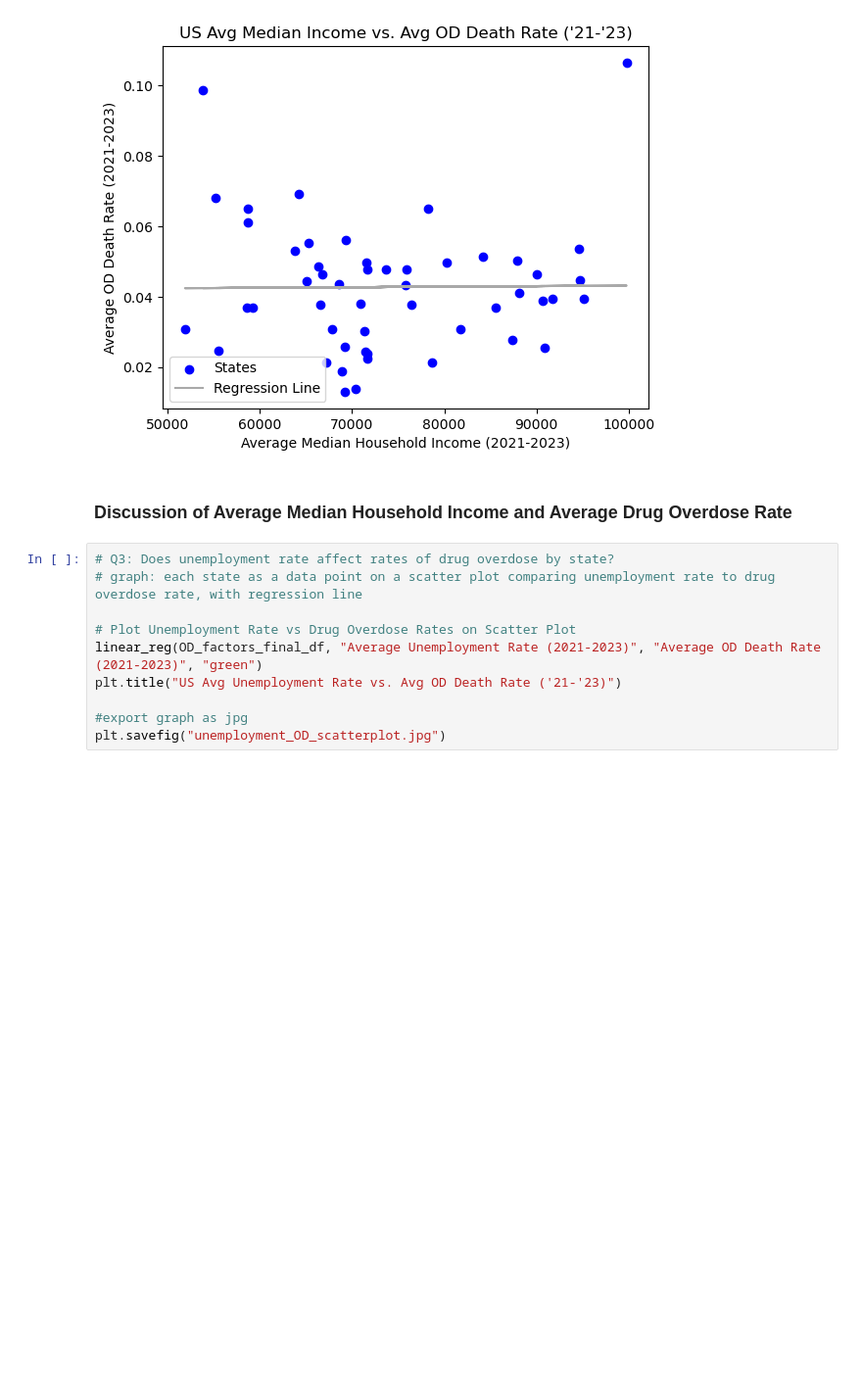
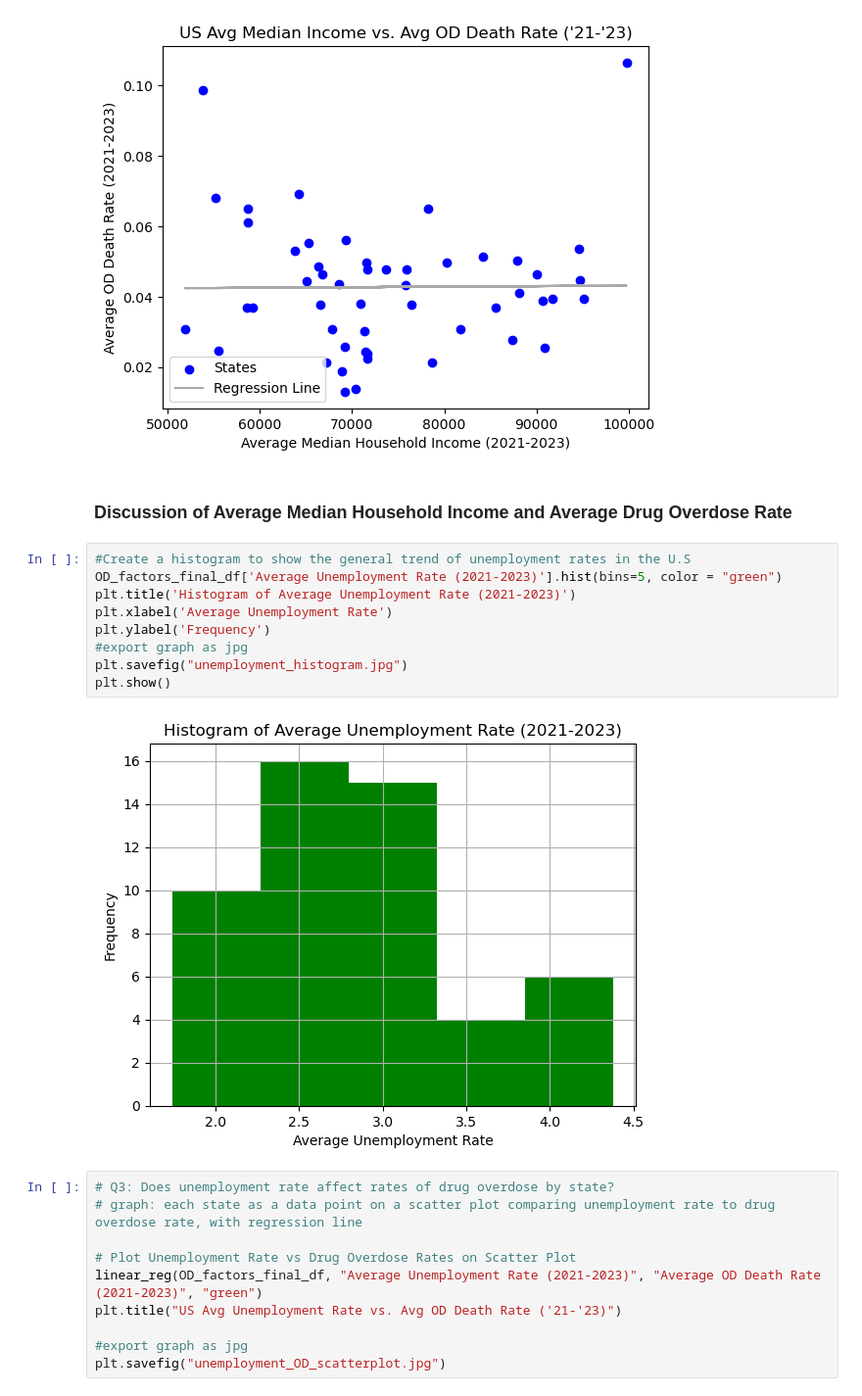
Before and after one commit to kileykarecki/Project-1, a Jupyter notebook: Drug_Overdose_and_Contributing_Factors.ipynb, the cells around one changed output. Shown at 98% size. Drawn from its saved outputs; the diff is of its cells as text; blank space fills up the shorter version.

```diff
--- a/Drug_Overdose_and_Contributing_Factors.ipynb
+++ b/Drug_Overdose_and_Contributing_Factors.ipynb
@@ -249,6 +269,17 @@ The linear regression has a p-value of 0.943.
 [figure]
 # %% [markdown]
 ### Discussion of Average Median Household Income and Average Drug Overdose Rate
+# %%
+#Create a histogram to show the general trend of unemployment rates in the U.S
+OD_factors_final_df['Average Unemployment Rate (2021-2023)'].hist(bins=5, color = "green")
+plt.title('Histogram of Average Unemployment Rate (2021-2023)')
+plt.xlabel('Average Unemployment Rate')
+plt.ylabel('Frequency')
+#export graph as jpg
+plt.savefig("unemployment_histogram.jpg")
+plt.show()
+# %% [output]
+[figure, added]
 # %%
 # Q3: Does unemployment rate affect rates of drug overdose by state?
 # graph: each state as a data point on a scatter plot comparing unemployment rate to drug overdose rate, with regression line
```
Also changed, not shown: parts of 6 cells of this notebook, 11 other files.
